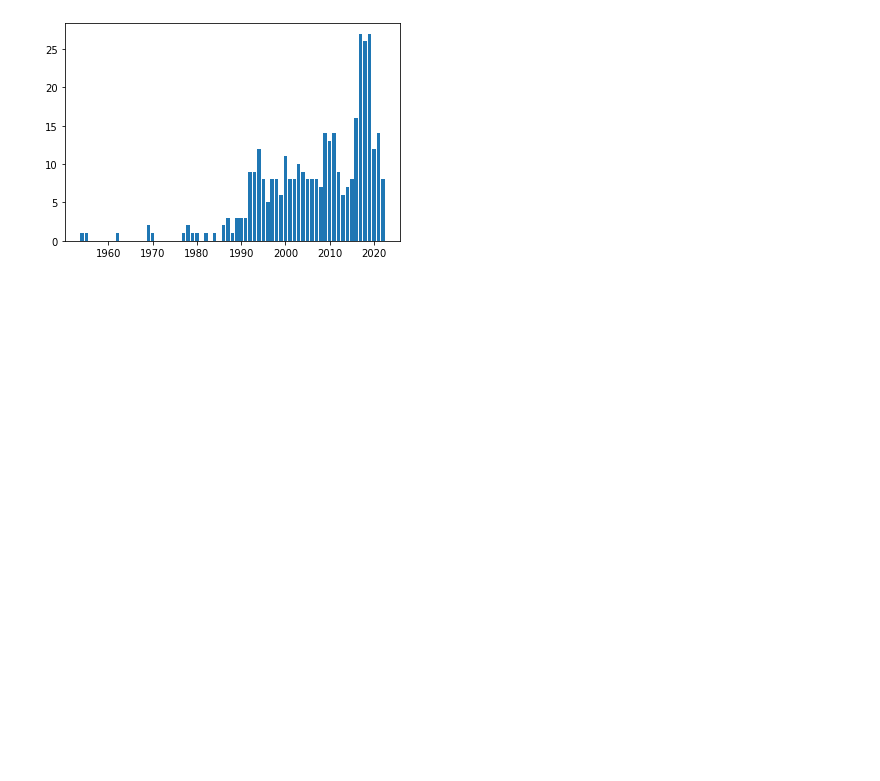
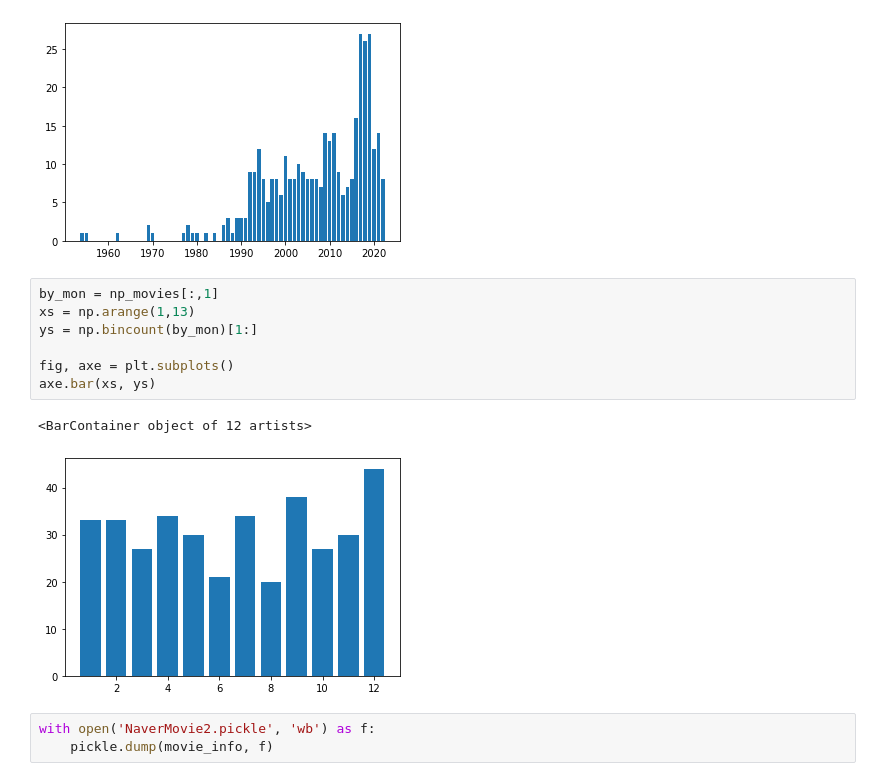
Before and after one commit to dglee-share/mod2, a Jupyter notebook: Day09-NaverMovie2.ipynb, the cells around one changed output. Drawn from its saved outputs; the diff is of its cells as text; blank space fills up the shorter version.

```diff
--- a/Day09-NaverMovie2.ipynb
+++ b/Day09-NaverMovie2.ipynb
@@ -99,3 +99,16 @@ axe.bar(xs, ys)
 # %% [output]
 <BarContainer object of 69 artists>
 [figure]
+# %%
+by_mon = np_movies[:,1]
+xs = np.arange(1,13)
+ys = np.bincount(by_mon)[1:]
+
+fig, axe = plt.subplots()
+axe.bar(xs, ys)
+# %% [output]
+<BarContainer object of 12 artists>
+[figure, added]
+# %%
+with open('NaverMovie2.pickle', 'wb') as f:
+    pickle.dump(movie_info, f)
```
